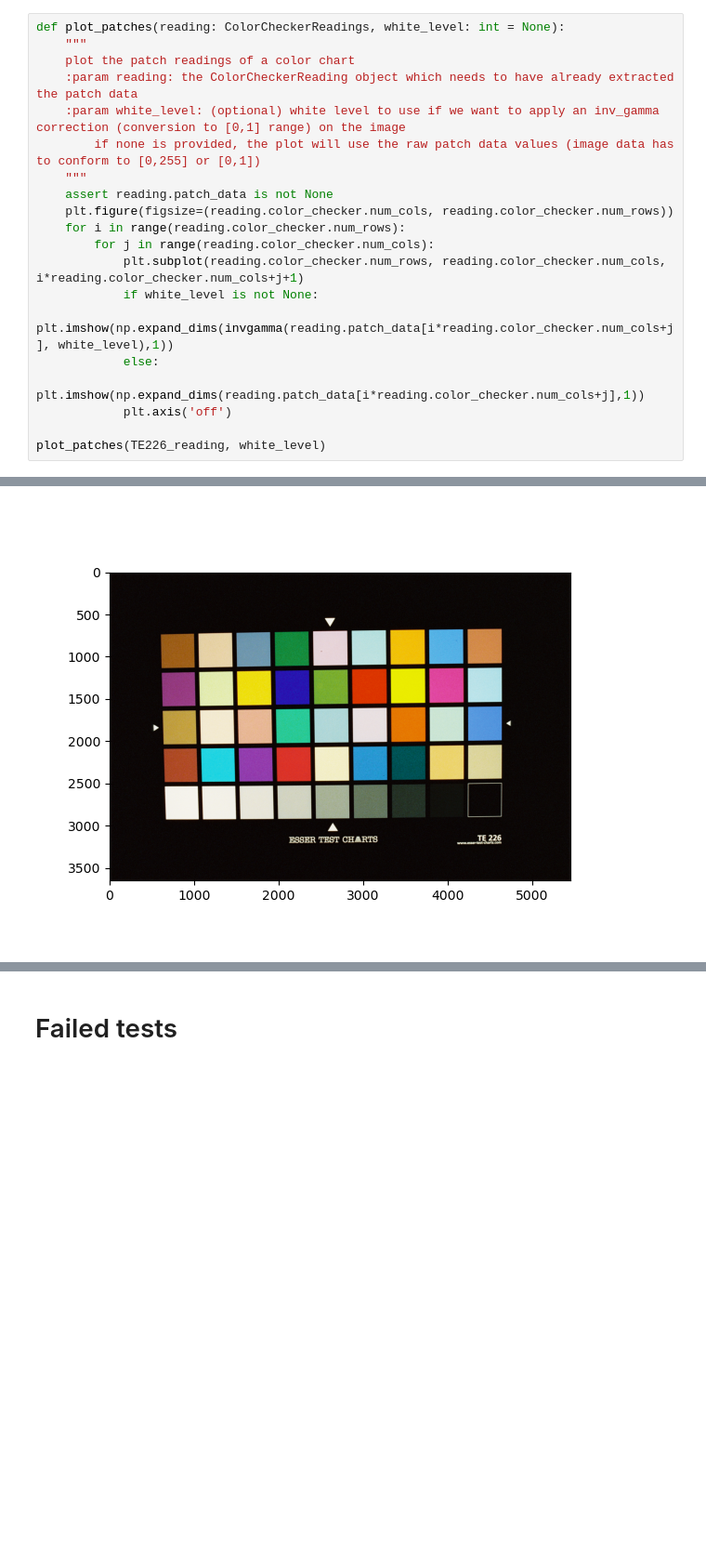
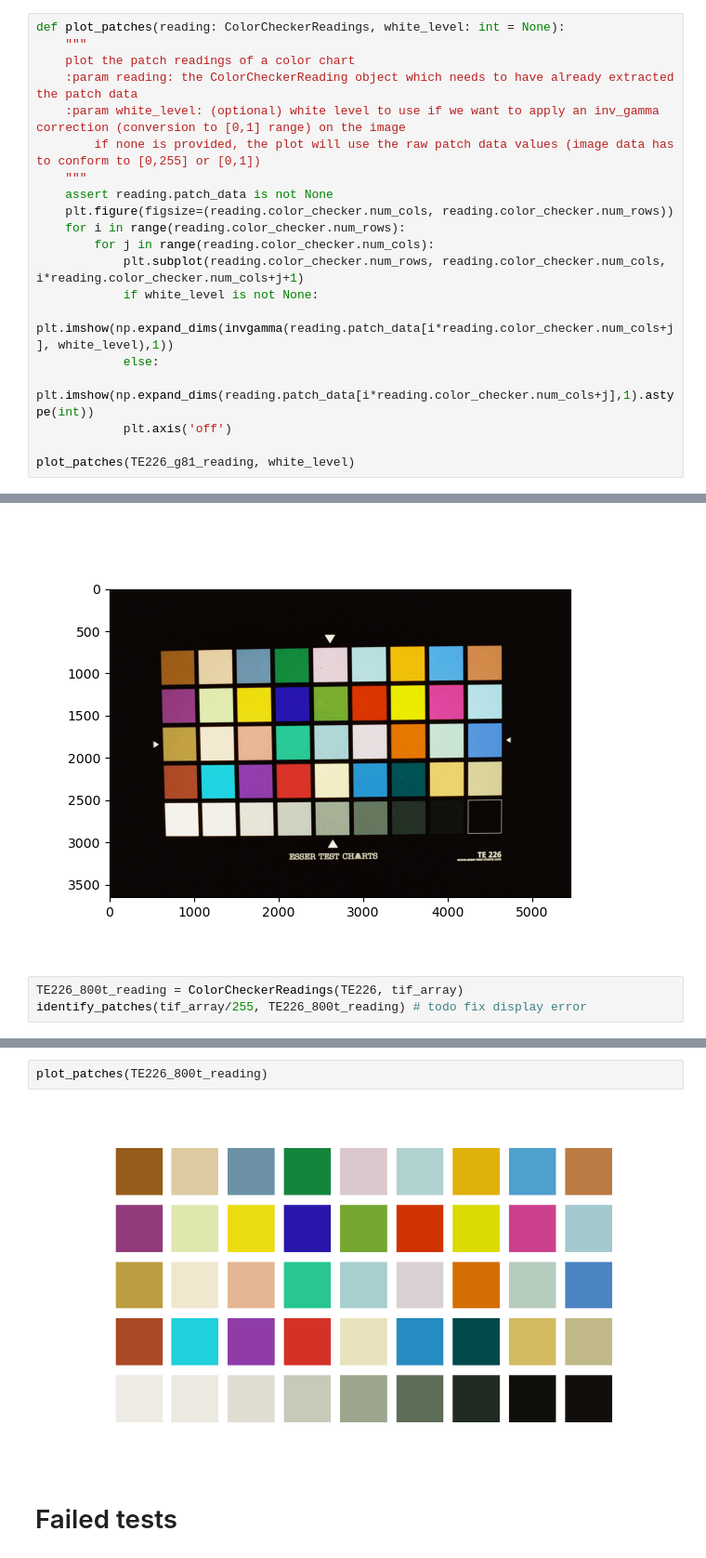
Before and after one commit to cs-413-cinestill/800t-emulation, a Jupyter notebook: color_transfer.ipynb, the cells around one changed output, grey strips where cells are left out. Shown at 93% size. Drawn from its saved outputs; the diff is of its cells as text; blank space fills up the shorter version.

Commit message:
fix float and int incompatible in patch extraction and plotting

```diff
--- a/color_transfer.ipynb
+++ b/color_transfer.ipynb
@@ -192,10 +192,10 @@ def plot_patches(reading: ColorCheckerReadings, white_level: int = None):
             if white_level is not None:
                 plt.imshow(np.expand_dims(invgamma(reading.patch_data[i*reading.color_checker.num_cols+j], white_level),1))
             else:
-                plt.imshow(np.expand_dims(reading.patch_data[i*reading.color_checker.num_cols+j],1))
+                plt.imshow(np.expand_dims(reading.patch_data[i*reading.color_checker.num_cols+j],1).astype(int))
             plt.axis('off')
 
-plot_patches(TE226_reading, white_level)
+plot_patches(TE226_g81_reading, white_level)
 # %% [output]
 [figure]
 # %% [markdown]
@@ -208,3 +208,6 @@ plt.imshow(tif_array)
 # %% [output]
 <matplotlib.image.AxesImage at 0x...>
 [figure]
+# %%
+TE226_800t_reading = ColorCheckerReadings(TE226, tif_array)
+identify_patches(tif_array/255, TE226_800t_reading) # todo fix display error
@@ -211,3 +217,7 @@ plt.imshow(tif_array)
+# %%
+plot_patches(TE226_800t_reading)
+# %% [output]
+[figure, added]
 # %% [markdown]
 # Failed tests
 # %%
```
Also changed, not shown: parts of 2 cells of this notebook.
